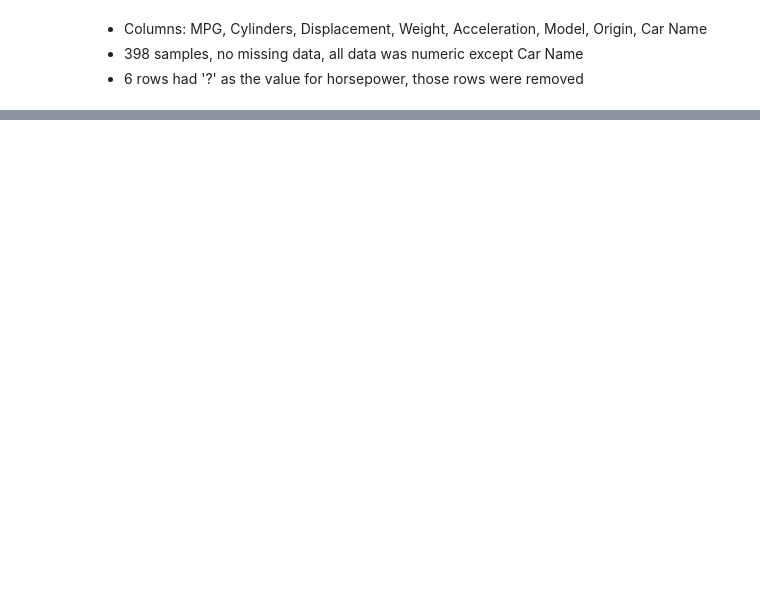
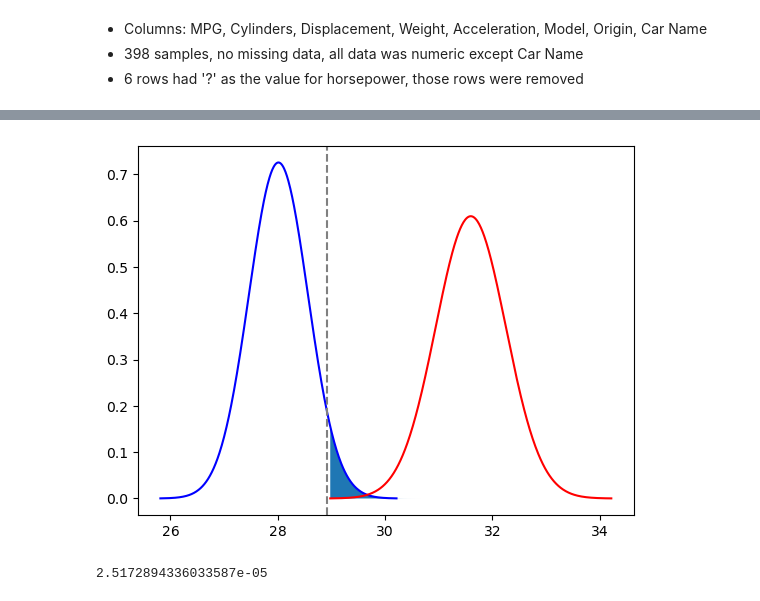
Before and after one commit to JaimeVRodriguez/cars_analysis, a Jupyter notebook: notebook.ipynb, the cells around one changed output, grey strips where cells are left out. Drawn from its saved outputs; the diff is of its cells as text; code cells hidden in the pictures; blank space fills up the shorter version.

```diff
--- a/notebook.ipynb
+++ b/notebook.ipynb
@@ -58,14 +62,41 @@ def sample_calcs(col1, col2='origin'):
+# %%
+def samp_dist_info(mean, std, sample_size, color):
+
+    std_error = std / np.sqrt(sample_size)
+    sample_dist_mean = stats.norm(mean, std_error)
+    xs = np.linspace(mean-(4*std_error), mean+(4*std_error), 251)
+
+    pdfs = sample_dist_mean.pdf(xs)
+
+    return sample_dist_mean, std_error, xs
 # %%
+
 def graph_samp_dist(mean, std, sample_size, color):
 
     std_error = std / np.sqrt(sample_size)
     sample_dist_mean = stats.norm(mean, std_error)
-    xs = np.linspace(mean-(4*std_error), mean+(4*std_error), 300)
+    xs = np.linspace(mean-(4*std_error), mean+(4*std_error), 501)
 
     pdfs = sample_dist_mean.pdf(xs)
 
     ax.plot(xs, pdfs, color=color)
-
-
-comparison_df = sample_calcs('mpg')
-graph_samp_dist(comparison_df)
+# %%
+def graph_cv_shade_alpha(dist, alpha):
+
+    ax.axvline(dist.ppf(alpha), linestyle='--', color='grey')
+    alpha_shade = xs[xs >= null_sample_dist.ppf(alpha)]
+    ax.fill_between(alpha_shade, 0, null_sample_dist.pdf(alpha_shade))
+# %%
+fig, ax = plt.subplots()
+
+comparison_df = sample_calcs('mpg')
+
+null_sample_dist, null_std_error, xs = samp_dist_info(comparison_df['Mean'][1], comparison_df['STD'][1], comparison_df['Sample Size'][1], 'r')
+alt_sample_dist, alt_std_error, xs = samp_dist_info(comparison_df['Mean'][3], comparison_df['STD'][3], comparison_df['Sample Size'][3], 'r')
+
+graph_samp_dist(comparison_df['Mean'][1], comparison_df['STD'][1], comparison_df['Sample Size'][1], 'b')
+graph_samp_dist(comparison_df['Mean'][3], comparison_df['STD'][3], comparison_df['Sample Size'][3], 'r')
+
+graph_cv_shade_alpha(null_sample_dist, 0.95)
+# %% [output]
+[figure, added]
@@ -71,0 +106,10 @@ graph_samp_dist(comparison_df)
+# %%
+a = cars_df[cars_df['origin'] == 1]['mpg']
+b = cars_df[cars_df['origin'] == 3]['mpg']
+test_df = pd.DataFrame()
+test_df['a'] = a.values
+test_df['b'] = b.values
+
+t, p = stats.ttest_ind(test_df['b'], test_df['a'], equal_var=False, alternative='greater')
+# %% [output]
+2.5172894336033587e-05
```
Also changed, not shown: parts of 7 cells of this notebook.
